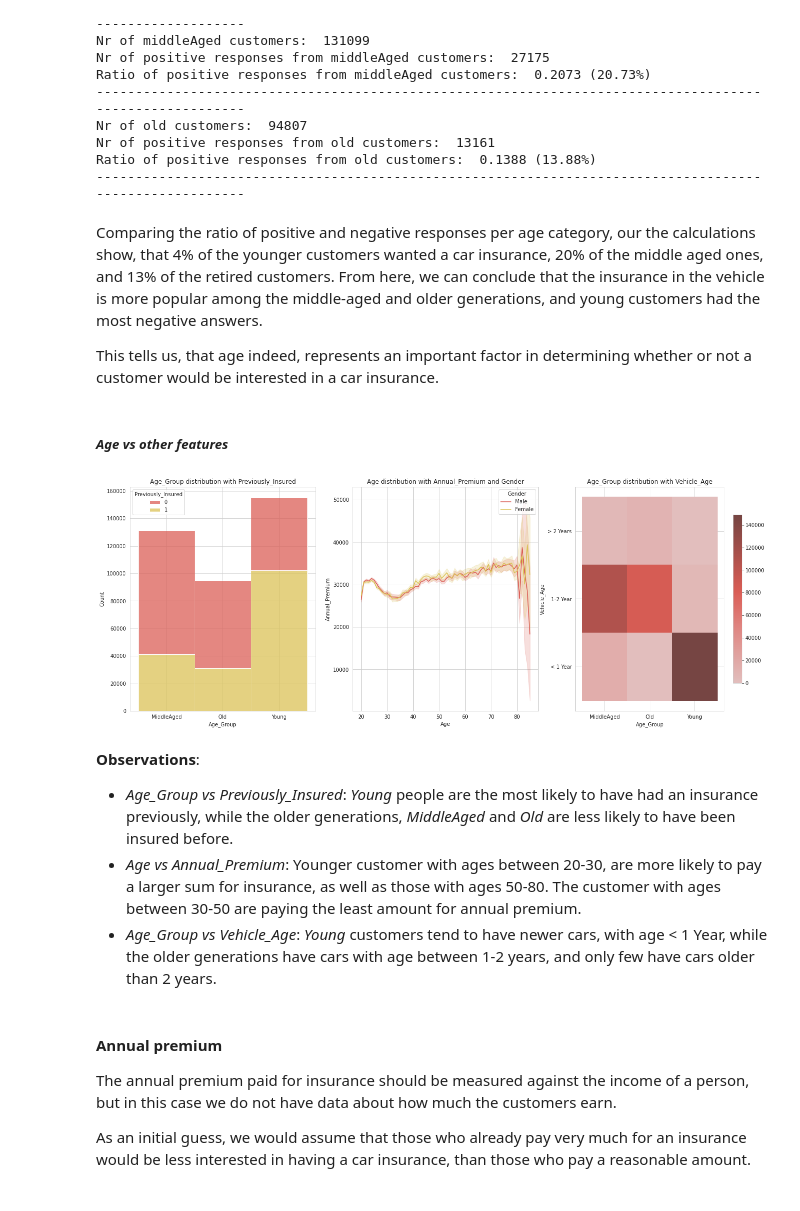
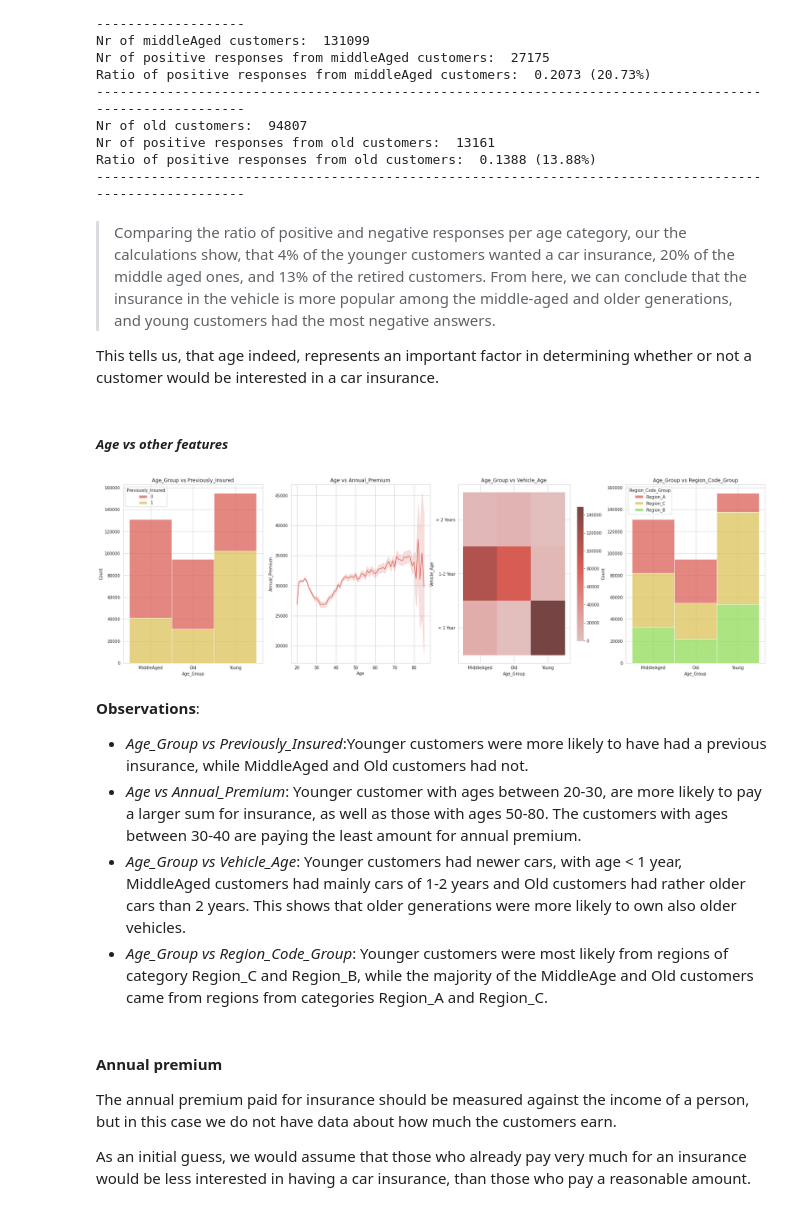
Before and after one commit to keresztesbeata/Intelligent-Systems-Lab, a Jupyter notebook: Health-Insurance-Cross-Sell-Prediction/Car_insurance.ipynb, the cells around one changed output. Drawn from its saved outputs; the diff is of its cells as text; code cells hidden in the pictures.

```diff
--- a/Health-Insurance-Cross-Sell-Prediction/Car_insurance.ipynb
+++ b/Health-Insurance-Cross-Sell-Prediction/Car_insurance.ipynb
@@ -541,31 +600,37 @@ Nr of positive responses from old customers:  13161
 Ratio of positive responses from old customers:  0.1388 (13.88%)
 --------------------------------------------------------------------------------------------------------
 # %% [markdown]
-Comparing the ratio of positive and negative responses per age category, our the calculations show, that 4% of the younger customers wanted a car insurance, 20% of the middle aged ones, and 13% of the retired customers. From here, we can conclude that the insurance in the vehicle is more popular among the middle-aged and older generations, and young customers had the most negative answers.
+> Comparing the ratio of positive and negative responses per age category, our the calculations show, that 4% of the younger customers wanted a car insurance, 20% of the middle aged ones, and 13% of the retired customers. From here, we can conclude that the insurance in the vehicle is more popular among the middle-aged and older generations, and young customers had the most negative answers.
 
 This tells us, that age indeed, represents an important factor in determining whether or not a customer would be interested in a car insurance.
 # %% [markdown]
 ##### _Age vs other features_
 # %%
-fig, (ax1,ax2,ax3) = plt.subplots(1, 3, figsize=(22,8))
+fig, (ax1,ax2,ax3,ax4) = plt.subplots(1, 4, figsize=(28,8))
 
 sns.histplot(binwidth=0.5, x="Age_Group", hue="Previously_Insured", stat="count", multiple="stack", data=train,ax=ax1)
-ax1.set_title("Age_Group distribution with Previously_Insured")
+ax1.set_title("Age_Group vs Previously_Insured")
 
-sns.lineplot(x="Age",y="Annual_Premium", hue="Gender",data=train, ax = ax2)
-ax2.set_title("Age distribution with Annual_Premium and Gender")
+sns.lineplot(x="Age",y="Annual_Premium",data=train, ax = ax2)
+ax2.set_title("Age vs Annual_Premium")
 
 sns.histplot(x="Age_Group",y="Vehicle_Age",data=train,  cbar=True, cbar_kws=dict(shrink=.75), ax = ax3)
 ax3.set_title("Age_Group vs Vehicle_Age")
 
+sns.histplot(binwidth=0.5, x="Age_Group",
+                 hue="Region_Code_Group", data=train,
+                 stat="count", multiple="stack",ax=ax4)
+ax4.set_title("Age_Group vs Region_Code_Group")
+
 plt.show()
 # %% [output]
-[figure, old version]
+[figure, new version]
 # %% [markdown]
 **Observations**:
-* *Age_Group vs Previously_Insured*: _Young_ people are the most likely to have had an insurance previously, while the older generations, _MiddleAged_ and _Old_ are less likely to have been insured before.
-* *Age vs Annual_Premium*: Younger customer with ages between 20-30, are more likely to pay a larger sum for insurance, as well as those with ages 50-80. The customer with ages between 30-50 are paying the least amount for annual premium.
-* *Age_Group vs Vehicle_Age*: _Young_ customers tend to have newer cars, with age < 1 Year, while the older generations have cars with age between 1-2 years, and only few have cars older than 2 years.
+* *Age_Group vs Previously_Insured*:Younger customers were more likely to have had a previous insurance, while MiddleAged and Old customers had not.
+* *Age vs Annual_Premium*: Younger customer with ages between 20-30, are more likely to pay a larger sum for insurance, as well as those with ages 50-80. The customers with ages between 30-40 are paying the least amount for annual premium.
+* *Age_Group vs Vehicle_Age*:  Younger customers had newer cars, with age < 1 year, MiddleAged customers had mainly cars of 1-2 years and Old customers had rather older cars than 2 years. This shows that older generations were more likely to own also older vehicles.
+* *Age_Group vs Region_Code_Group*: Younger customers were most likely from regions of category Region_C and Region_B, while the majority of the MiddleAge and Old customers came from regions from categories Region_A and Region_C.
 # %% [markdown]
 #### **Annual premium**
 
```
Also changed, not shown: parts of 115 cells of this notebook, 1 other file.
